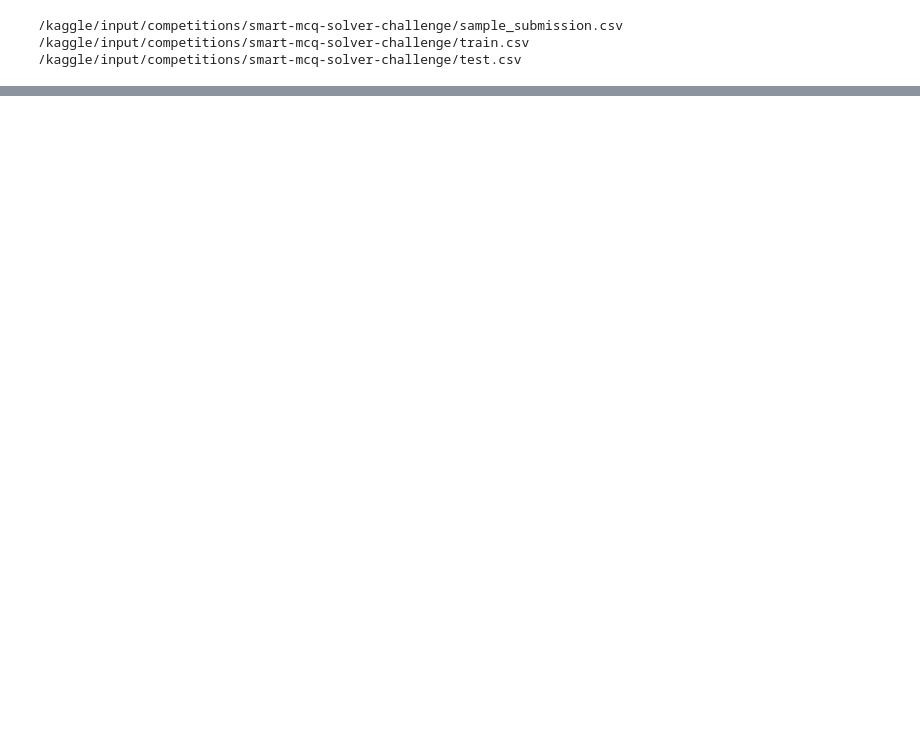
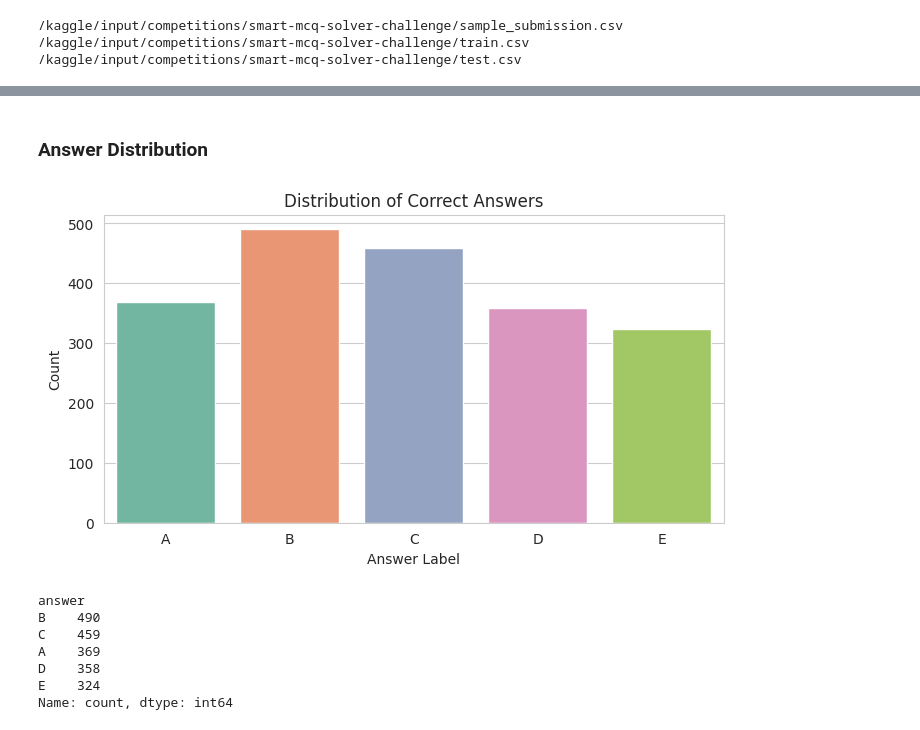
Before and after one commit to Hariom9991/dl-24f1000881-notebook-t22026, a Jupyter notebook: kaggle_notebook.ipynb, the cells around one changed output, grey strips where cells are left out. Saved outputs shown, nothing was run; the diff lists cells and outputs as text; code cells hidden in the pictures; blank space fills up the shorter version.

Commit message:
Kaggle Notebook | DL-24f1000881-notebook-t22026 | Version 3

```diff
--- a/kaggle_notebook.ipynb
+++ b/kaggle_notebook.ipynb
@@ -32,0 +137,19 @@ data.to_csv("submission.csv", index = False)
+# %%
+# Loading Data
+
+
+train_path = "/kaggle/input/competitions/smart-mcq-solver-challenge/train.csv"
+test_path = "/kaggle/input/competitions/smart-mcq-solver-challenge/test.csv"
+sample_path = "/kaggle/input/competitions/smart-mcq-solver-challenge/sample_submission.csv"
+
+train_df = pd.read_csv(train_path)
+test_df = pd.read_csv(test_path)
+sample_df = pd.read_csv(sample_path)
+
+print("Train shape:", train_df.shape)
+print("Test shape:", test_df.shape)
+print("Sample submission shape:", sample_df.shape)
+
+display(train_df.head(2))
+display(test_df.head(2))
+display(sample_df.head(2))
@@ -32,0 +203,20 @@ data.to_csv("submission.csv", index = False)
+# %% [markdown]
+### Answer Distribution
+# %%
+plt.figure(figsize=(8, 4))
+sns.countplot(x=train_df["answer"], order=["A", "B", "C", "D", "E"], palette="Set2")
+plt.title("Distribution of Correct Answers")
+plt.xlabel("Answer Label")
+plt.ylabel("Count")
+plt.show()
+
+display(train_df["answer"].value_counts())
+# %% [output]
+[figure, added]
+answer
+B    490
+C    459
+A    369
+D    358
+E    324
+Name: count, dtype: int64
```
Also changed, not shown: parts of 50 cells of this notebook.
